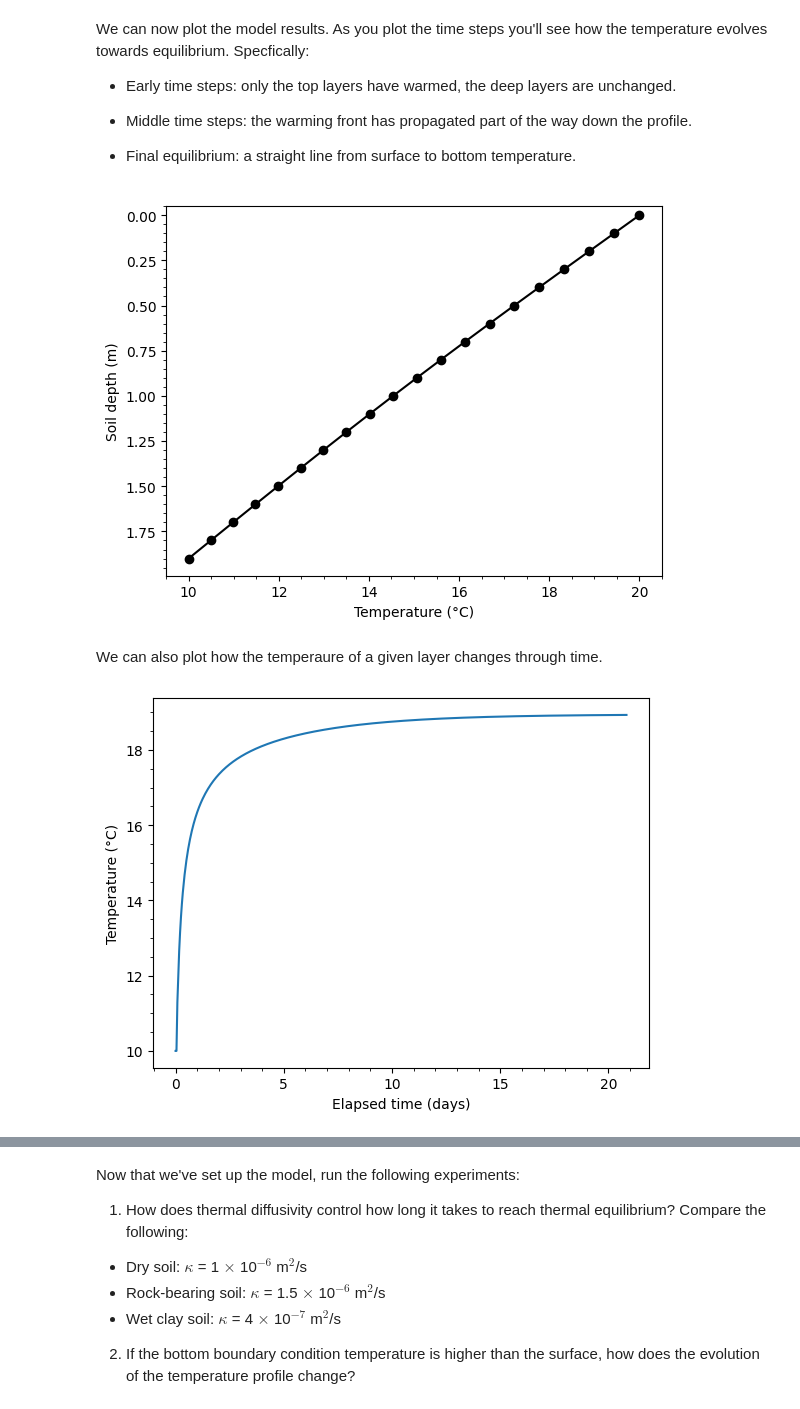
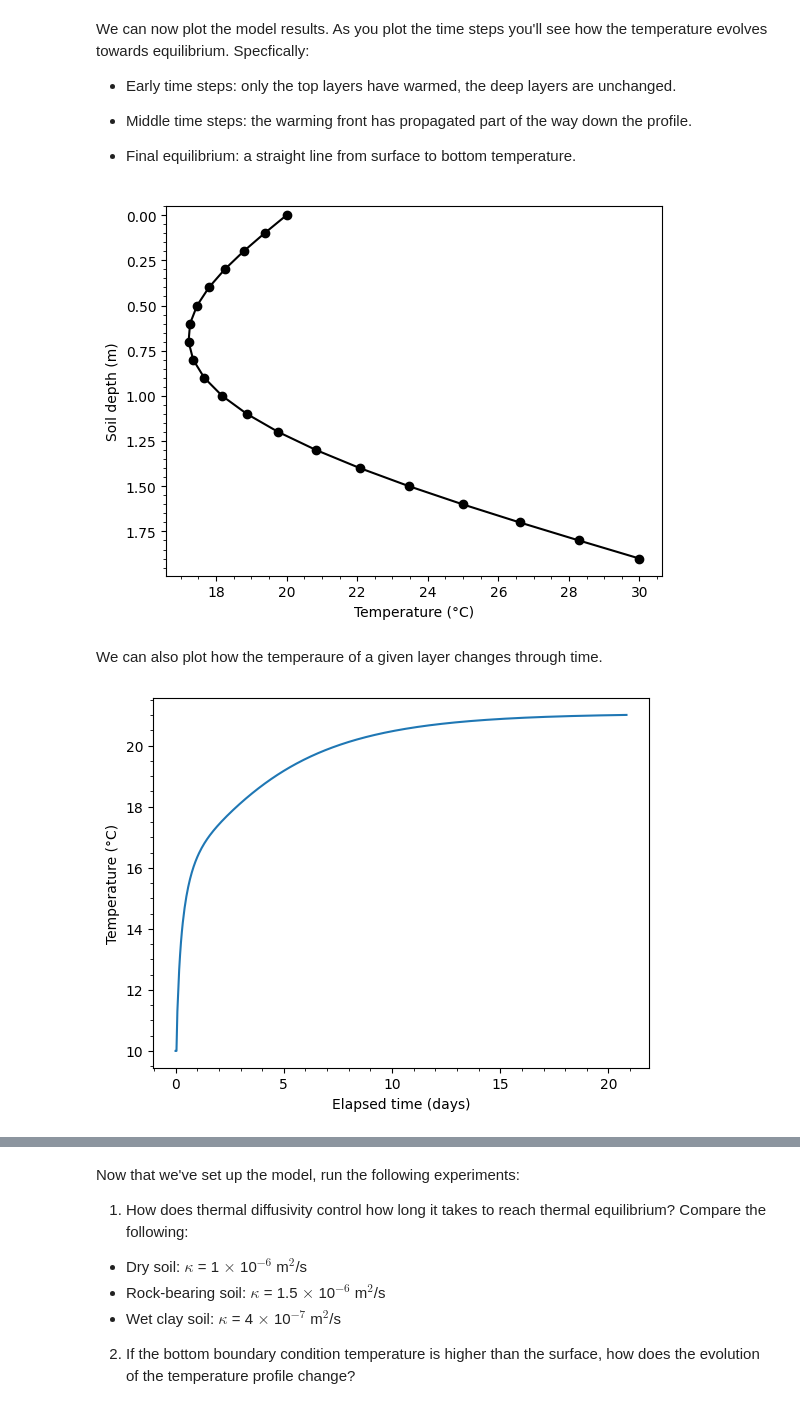
Before and after one commit to LeoFairley123/EMSC2010-WK9.2, a Jupyter notebook: EMSC2010_W9_P1_NB1_u7488277.ipynb, the cells around one changed output, grey strips where cells are left out. Cells and saved outputs as stored; diff of their text form; code cells hidden in the pictures.

Commit message:
Added all layer time-series and played around with variables

```diff
--- a/EMSC2010_W9_P1_NB1_u7488277.ipynb
+++ b/EMSC2010_W9_P1_NB1_u7488277.ipynb
@@ -40,7 +40,7 @@ Next, we'll set up the initial temperture conditions and the boundary conditions
 # %%
 T_initial = 10.0 # starting temperature throughout the interior of the soil column (°C)
 T_surface  = 20.0 # fixed surface temperature (°C)
-T_bottom   = 10.0 # fixed bottom temperature (°C)
+T_bottom   = 30.0 # fixed bottom temperature (°C)
 
 # Create an array of temperatures, one per layer, all starting at T_initial
 T = np.ones(num_layers) * T_initial
@@ -82,16 +82,16 @@ We can now plot the model results. As you plot the time steps you'll see how the
 
 * Final equilibrium: a straight line from surface to bottom temperature.
 # %%
-plot_step = 350 #choose which time step to plot
+plot_step = 100 #choose which time step to plot
 plot_depth = np.arange(0, depth, dz) #depth of each layer
 plt.plot(T_output[plot_step],plot_depth,'ok-') #plot layer temperature versus depth
 plt.xlabel('Temperature (°C)') #label the x-axis
 plt.ylabel('Soil depth (m)') #label the y-axis
 plt.ylim(bottom=-0.05) #limit the y-axis
 plt.gca().invert_yaxis() #switch the direction of the y-axis
 plt.minorticks_on() #add minor ticks
 # %% [output]
-[figure, old version]
+[figure, new version]
 # %% [markdown]
 We can also plot how the temperaure of a given layer changes through time.
 # %%
@@ -103,4 +103,4 @@ plt.xlabel('Elapsed time (days)') #label the y-axis
 plt.ylabel('Temperature (°C)') #label the x-axis
 plt.minorticks_on()
 # %% [output]
-[figure, old version]
+[figure, new version]
```
Also changed, not shown: parts of 1 cell of this notebook.
